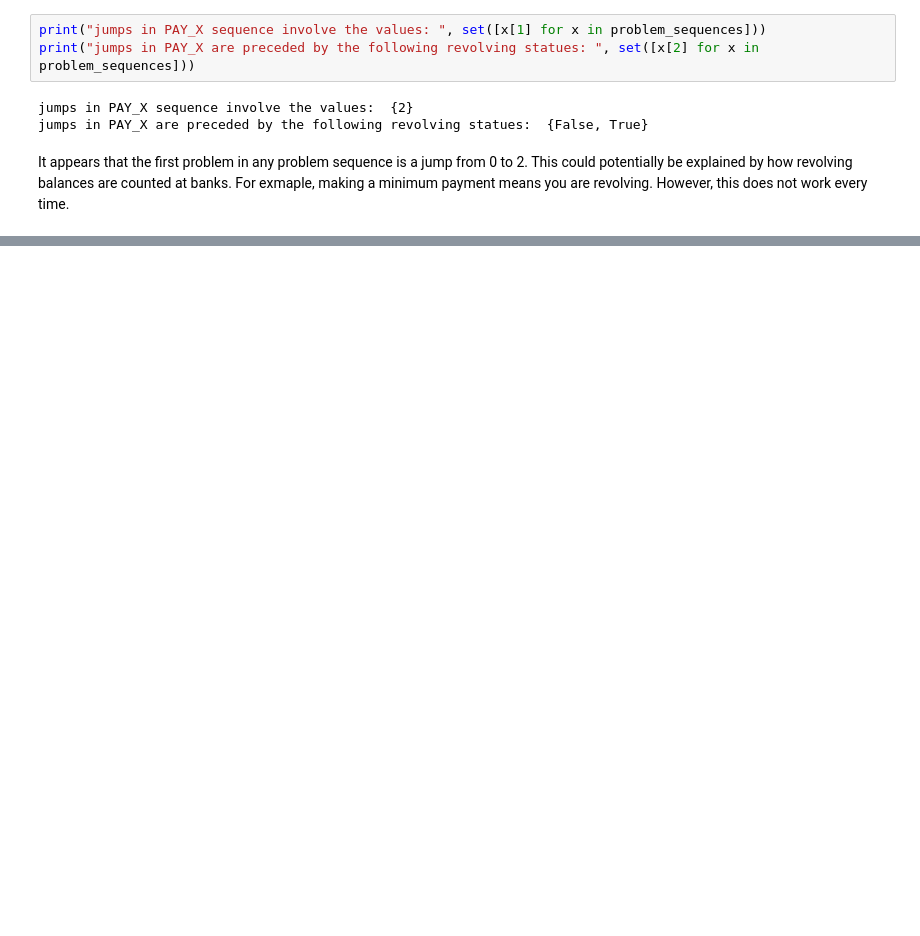
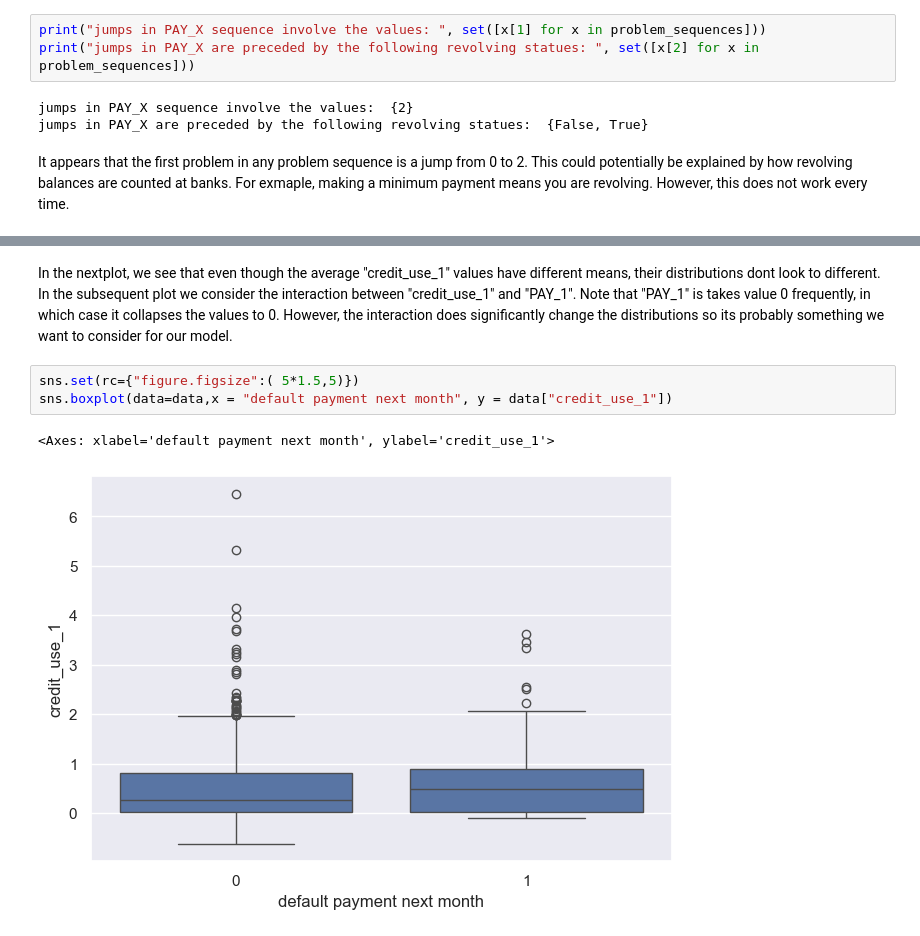
Before and after one commit to jkritsch/Predicting-Credit-Card-Default, a Jupyter notebook: notebooks/Initial Data Cleaning by Juergen.ipynb, the cells around one changed output, grey strips where cells are left out. Cells and saved outputs as stored; diff of their text form; blank space fills up the shorter version.

```diff
--- a/notebooks/Initial Data Cleaning by Juergen.ipynb
+++ b/notebooks/Initial Data Cleaning by Juergen.ipynb
@@ -190,0 +253,8 @@ problem_sequences
+# %% [markdown]
+In the nextplot, we see that even though the average "credit_use_1" values have different means, their distributions dont look to different. In the subsequent plot we consider the interaction between "credit_use_1" and "PAY_1". Note that "PAY_1" is takes value 0 frequently, in which case it collapses the values to 0. However, the interaction does significantly change the distributions so its probably something we want to consider for our model.
+# %%
+sns.set(rc={"figure.figsize":( 5*1.5,5)})
+sns.boxplot(data=data,x = "default payment next month", y = data["credit_use_1"])
+# %% [output]
+<Axes: xlabel='default payment next month', ylabel='credit_use_1'>
+[figure, added]
```
Also changed, not shown: parts of 15 cells of this notebook, 6 other files.
